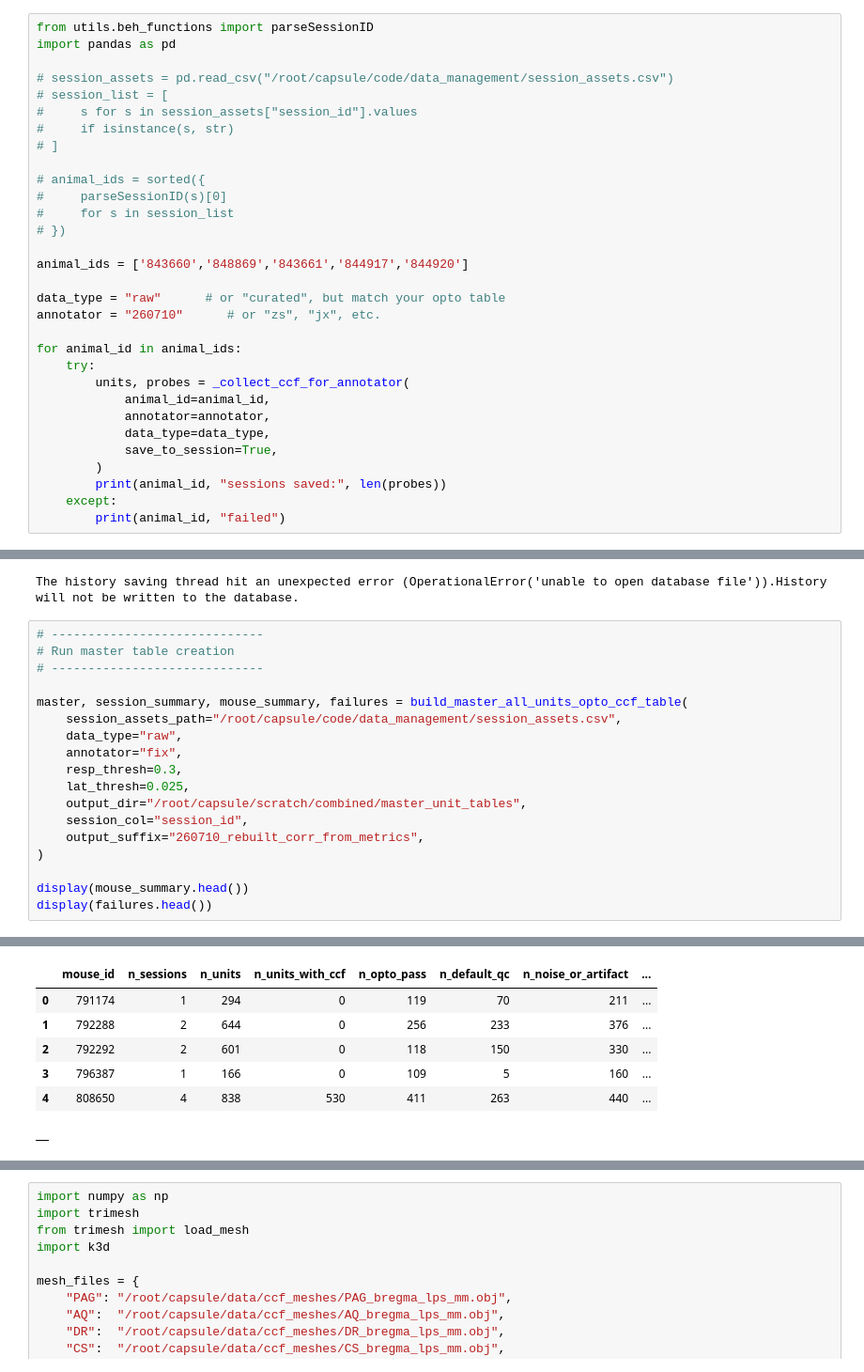
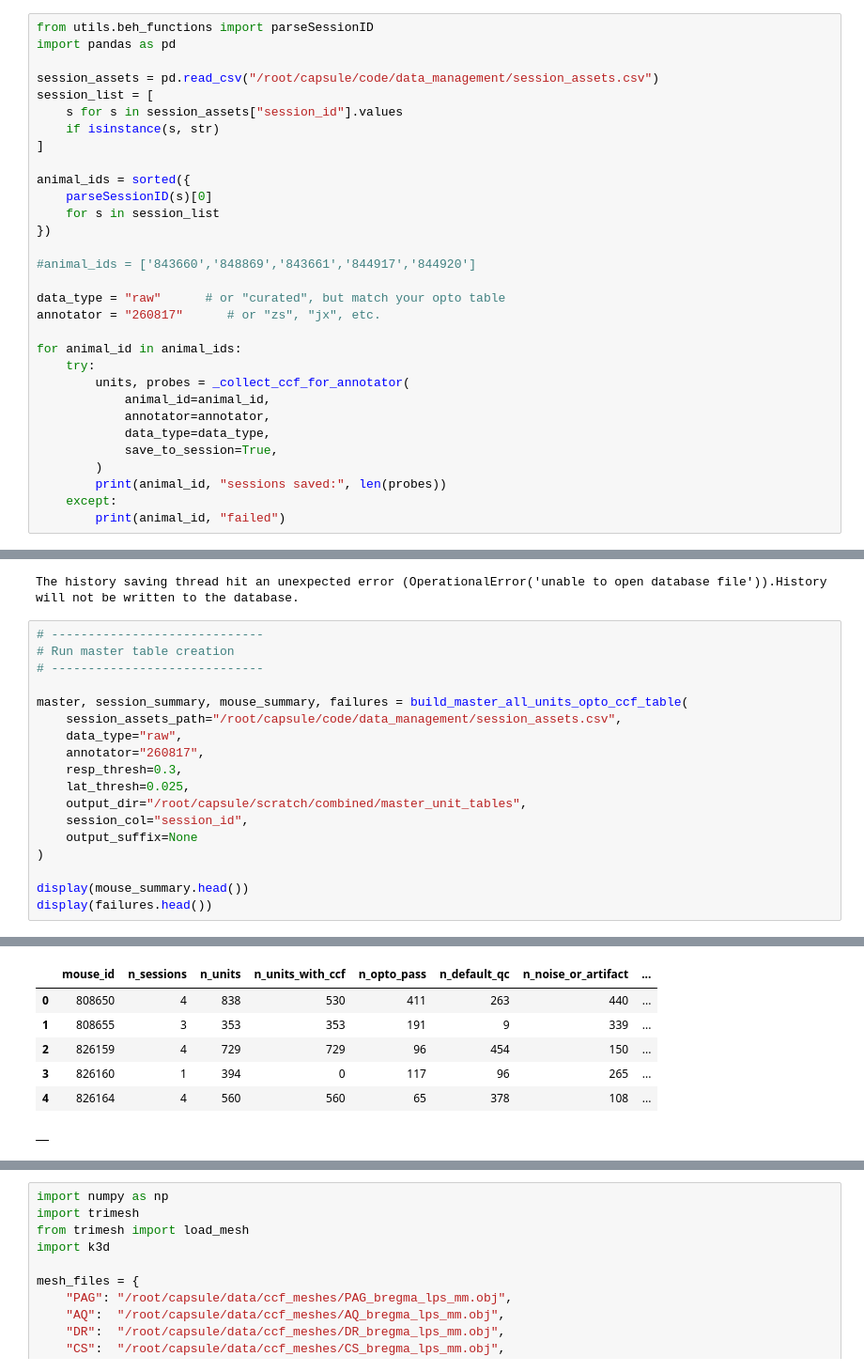
Before and after one commit to AllenNeuralDynamics/LC-beh-physiology-analysis, a Jupyter notebook: code/beh_ephys_analysis/ccf_check_DRN.ipynb, the cells around one changed output, grey strips where cells are left out. Shown at 94% size. Drawn from its saved outputs; the diff is of its cells as text.

```diff
--- a/code/beh_ephys_analysis/ccf_check_DRN.ipynb
+++ b/code/beh_ephys_analysis/ccf_check_DRN.ipynb
@@ -942,21 +942,21 @@ make_ccf_tbl('782394', annotator='fix', data_type='curated', save_to_session=Fal
 from utils.beh_functions import parseSessionID
 import pandas as pd
 
-# session_assets = pd.read_csv("/root/capsule/code/data_management/session_assets.csv")
-# session_list = [
-#     s for s in session_assets["session_id"].values
-#     if isinstance(s, str)
-# ]
+session_assets = pd.read_csv("/root/capsule/code/data_management/session_assets.csv")
+session_list = [
+    s for s in session_assets["session_id"].values
+    if isinstance(s, str)
+]
 
-# animal_ids = sorted({
-#     parseSessionID(s)[0]
-#     for s in session_list
-# })
+animal_ids = sorted({
+    parseSessionID(s)[0]
+    for s in session_list
+})
 
-animal_ids = ['843660','848869','843661','844917','844920']
+#animal_ids = ['843660','848869','843661','844917','844920']
 
 data_type = "raw"      # or "curated", but match your opto table
-annotator = "260710"      # or "zs", "jx", etc.
+annotator = "260817"      # or "zs", "jx", etc.
 
 for animal_id in animal_ids:
     try:
@@ -1759,12 +1758,12 @@ The history saving thread hit an unexpected error (OperationalError('unable to o
 master, session_summary, mouse_summary, failures = build_master_all_units_opto_ccf_table(
     session_assets_path="/root/capsule/code/data_management/session_assets.csv",
     data_type="raw",
-    annotator="fix",
+    annotator="260817",
     resp_thresh=0.3,
     lat_thresh=0.025,
     output_dir="/root/capsule/scratch/combined/master_unit_tables",
     session_col="session_id",
-    output_suffix="260710_rebuilt_corr_from_metrics",
+    output_suffix=None
 )
 
 display(mouse_summary.head())
@@ -1790,7 +1789,7 @@ Master correlation diagnostics:
 |  | mouse_id | n_sessions | n_units | n_units_with_ccf | n_opto_pass | n_default_qc | n_noise_or_artifact | ... |
-| 0 | 791174 | 1 | 294 | 0 | 119 | 70 | 211 | ... |
-| 1 | 792288 | 2 | 644 | 0 | 256 | 233 | 376 | ... |
-| 2 | 792292 | 2 | 601 | 0 | 118 | 150 | 330 | ... |
-| 3 | 796387 | 1 | 166 | 0 | 109 | 5 | 160 | ... |
-| 4 | 808650 | 4 | 838 | 530 | 411 | 263 | 440 | ... |
+| 0 | 808650 | 4 | 838 | 530 | 411 | 263 | 440 | ... |
+| 1 | 808655 | 3 | 353 | 353 | 191 | 9 | 339 | ... |
+| 2 | 826159 | 4 | 729 | 729 | 96 | 454 | 150 | ... |
+| 3 | 826160 | 1 | 394 | 0 | 117 | 96 | 265 | ... |
+| 4 | 826164 | 4 | 560 | 560 | 65 | 378 | 108 | ... |
 |  |
```
Also changed, not shown: parts of 6 cells of this notebook, 42 other files.
